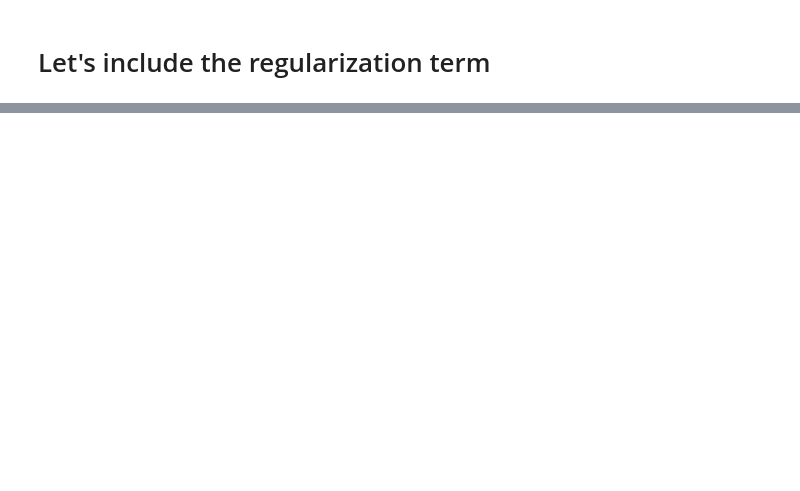
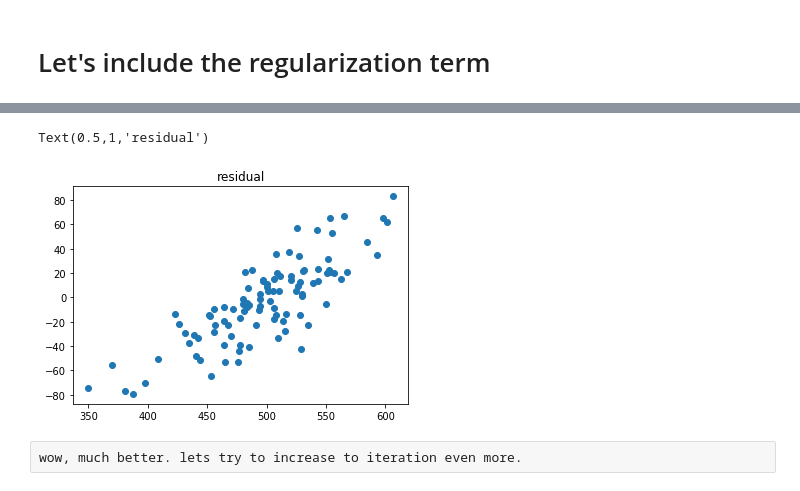
Before and after one commit to michaelzeng25/Gradient-descent-for-multiple-linear-regression, a Jupyter notebook: Gradient descent for multivariable linear regression.ipynb, the cells around one changed output, grey strips where cells are left out. Drawn from its saved outputs; the diff is of its cells as text; code cells hidden in the pictures; blank space fills up the shorter version.

```diff
--- a/Gradient descent for multivariable linear regression.ipynb
+++ b/Gradient descent for multivariable linear regression.ipynb
@@ -577,4 +281,0 @@ Smaller landa still did not improve the model.
-# %%
-minimized_m = init_m1 - (learning_rate *(1/N) * minimize_m)
-    for l in range(regressors):
-        minimized_b[l] = init_b1[l] - (learning_rate * (1/N) * minimize_b[l])
@@ -580,0 +491,24 @@ minimized_m = init_m1 - (learning_rate *(1/N) * minimize_m)
+# %%
+
+
+num_iteration = 2000 # from 500
+learning_rate = 0.00075
+
+m, b, l_rate, num_i, lan = run_minimize_m_b(X_train,y_train, init_m, init_b, learning_rate, num_iteration, landa)
+
+predicted_y=[]
+for i in range(len(y_test)):
+    for j in range(regressors):
+        sub_sum2 += b[j]*X_test[i][j]
+    predicted_y.append(m + sub_sum2)
+    sub_sum2 = 0
+
+predicted_values = np.array(predicted_y)
+
+print('Number of iteration:', num_i)
+print('best_learning_rate:',l_rate)
+print('best landa:', lan)
+print('intercept: ', m)
+print('parameters',b)
+print('R square: ',metrics.r2_score(y_test, predicted_values))
+print('Rmse: ',np.sqrt(metrics.mean_squared_error(y_test, predicted_values)))
@@ -580,0 +535,8 @@ minimized_m = init_m1 - (learning_rate *(1/N) * minimize_m)
+# %%
+plt.scatter(predicted_values, y_test - predicted_values )
+plt.title('residual')
+# %% [output]
+Text(0.5,1,'residual')
+[figure, added]
+# %% [raw]
+wow, much better. lets try to increase to iteration even more.
```
Also changed, not shown: parts of 70 cells of this notebook.
